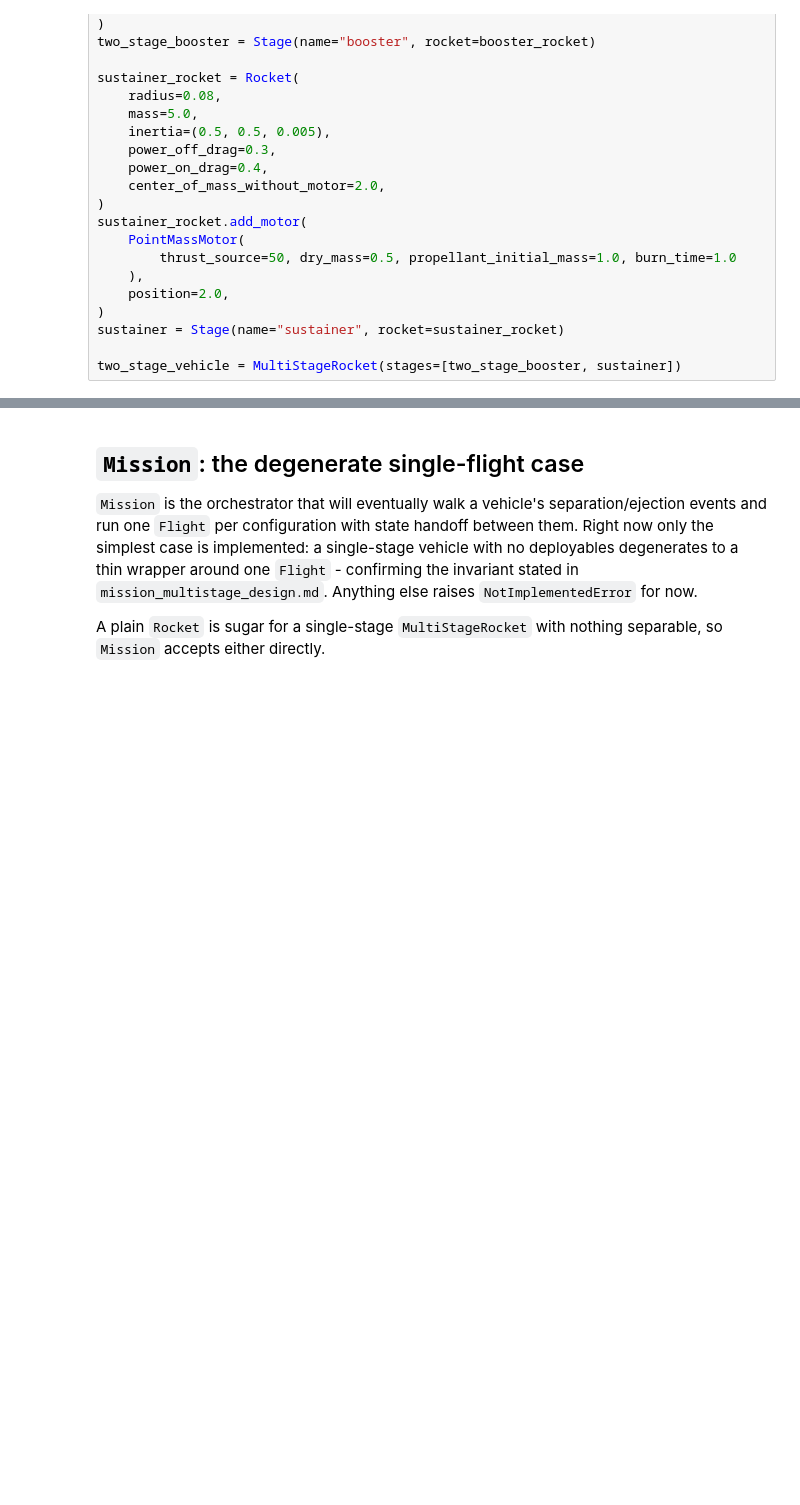
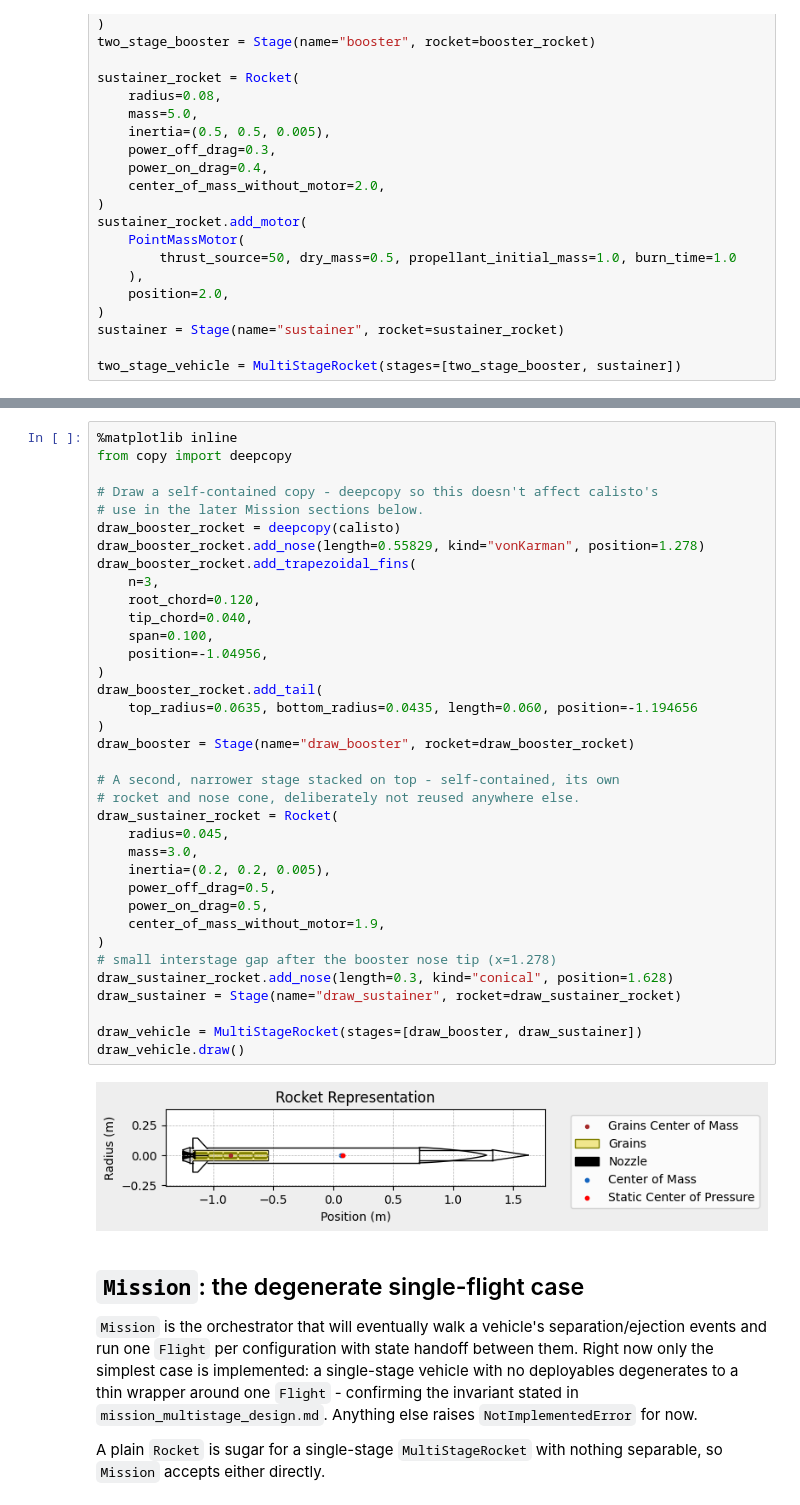
Before and after one commit to RogueRocketeer/RocketPy, a Jupyter notebook: docs/notebooks/multistage_mission.ipynb, the cells around one changed output, grey strips where cells are left out. Drawn from its saved outputs; the diff is of its cells as text; blank space fills up the shorter version.

```diff
--- a/docs/notebooks/multistage_mission.ipynb
+++ b/docs/notebooks/multistage_mission.ipynb
@@ -182,3 +211,41 @@ assert after_separation.mass == 5.0
+# %%
+%matplotlib inline
+from copy import deepcopy
+
+# Draw a self-contained copy - deepcopy so this doesn't affect calisto's
+# use in the later Mission sections below.
+draw_booster_rocket = deepcopy(calisto)
+draw_booster_rocket.add_nose(length=0.55829, kind="vonKarman", position=1.278)
+draw_booster_rocket.add_trapezoidal_fins(
+    n=3,
+    root_chord=0.120,
+    tip_chord=0.040,
+    span=0.100,
+    position=-1.04956,
+)
+draw_booster_rocket.add_tail(
+    top_radius=0.0635, bottom_radius=0.0435, length=0.060, position=-1.194656
+)
+draw_booster = Stage(name="draw_booster", rocket=draw_booster_rocket)
+
+# A second, narrower stage stacked on top - self-contained, its own
+# rocket and nose cone, deliberately not reused anywhere else.
+draw_sustainer_rocket = Rocket(
+    radius=0.045,
+    mass=3.0,
+    inertia=(0.2, 0.2, 0.005),
+    power_off_drag=0.5,
+    power_on_drag=0.5,
+    center_of_mass_without_motor=1.9,
+)
+# small interstage gap after the booster nose tip (x=1.278)
+draw_sustainer_rocket.add_nose(length=0.3, kind="conical", position=1.628)
+draw_sustainer = Stage(name="draw_sustainer", rocket=draw_sustainer_rocket)
+
+draw_vehicle = MultiStageRocket(stages=[draw_booster, draw_sustainer])
+draw_vehicle.draw()
+# %% [output]
+[figure, added]
 # %% [markdown]
 ## `Mission`: the degenerate single-flight case
 
```
Also changed, not shown: parts of 18 cells of this notebook, 4 other files.
